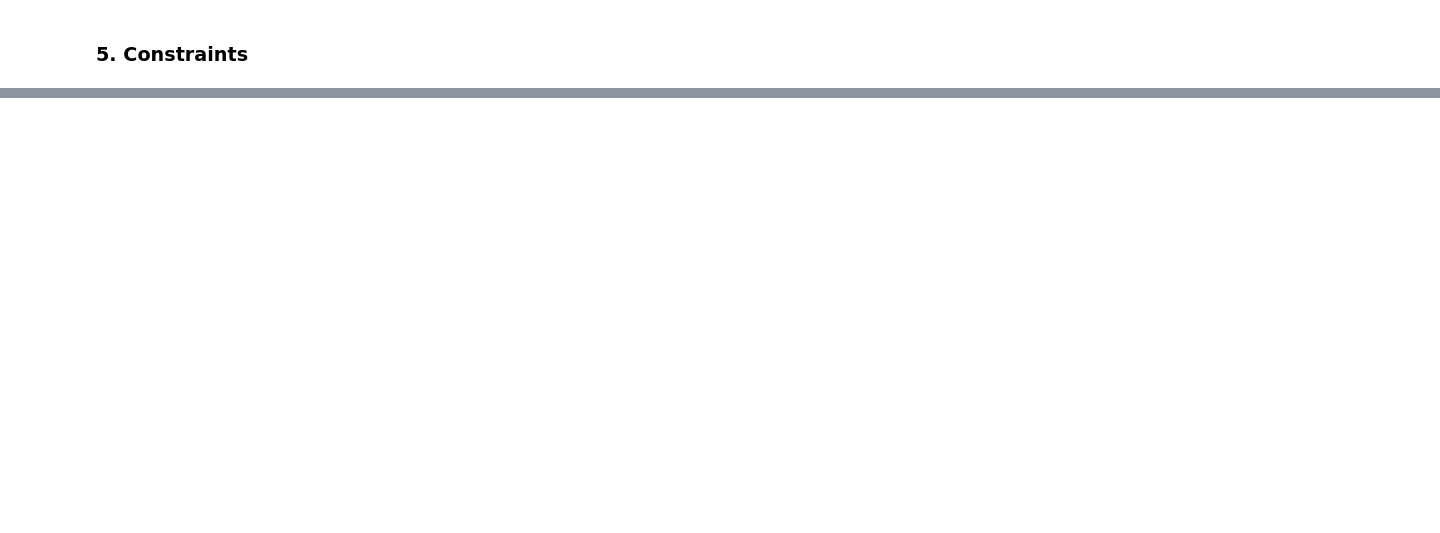
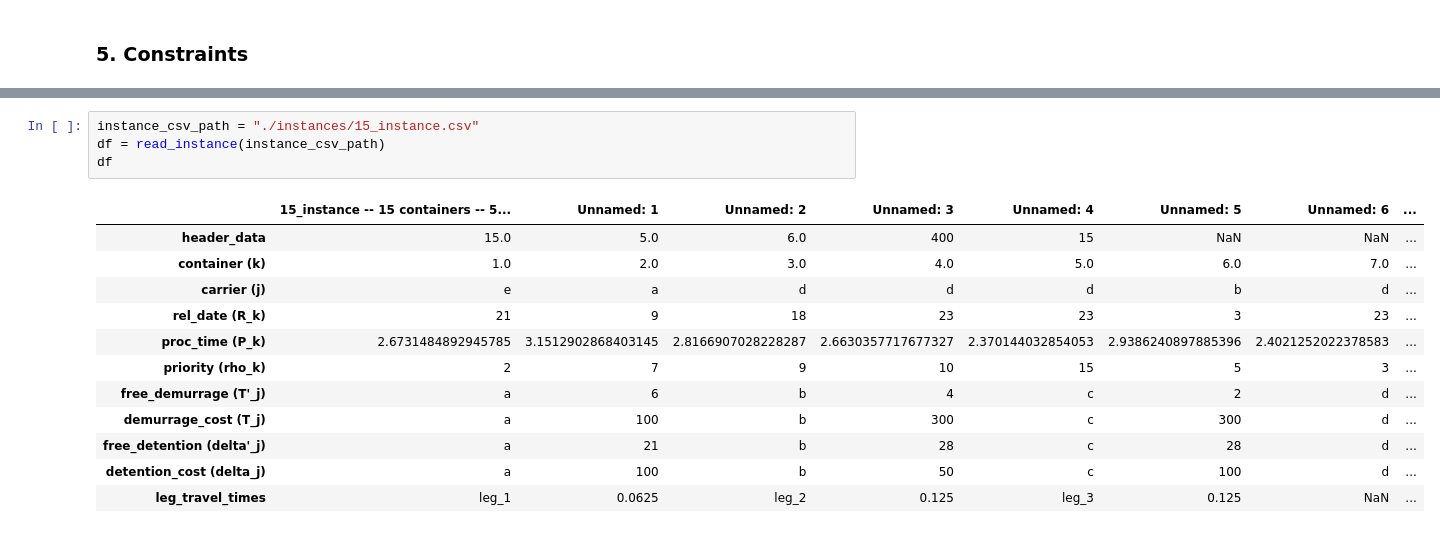
Before and after one commit to sug-prabhakaran/mie562_truck_scheduling_project, a Jupyter notebook: project-truck_scheduling-mip_model.ipynb, the cells around one changed output, grey strips where cells are left out. Drawn from its saved outputs; the diff is of its cells as text; blank space fills up the shorter version.

```diff
--- a/project-truck_scheduling-mip_model.ipynb
+++ b/project-truck_scheduling-mip_model.ipynb
@@ -499,0 +547,17 @@ fig_container.write_html("")
+# %%
+instance_csv_path = "./instances/15_instance.csv"
+df = read_instance(instance_csv_path)
+df
+# %% [output]
+|  | 15_instance -- 15 containers -- 5... | Unnamed: 1 | Unnamed: 2 | Unnamed: 3 | Unnamed: 4 | Unnamed: 5 | Unnamed: 6 | ... |
+| header_data | 15.0 | 5.0 | 6.0 | 400 | 15 | NaN | NaN | ... |
+| container (k) | 1.0 | 2.0 | 3.0 | 4.0 | 5.0 | 6.0 | 7.0 | ... |
+| carrier (j) | e | a | d | d | d | b | d | ... |
+| rel_date (R_k) | 21 | 9 | 18 | 23 | 23 | 3 | 23 | ... |
+| proc_time (P_k) | 2.6731484892945785 | 3.1512902868403145 | 2.8166907028228287 | 2.6630357717677327 | 2.370144032854053 | 2.9386240897885396 | 2.4021252022378583 | ... |
+| priority (rho_k) | 2 | 7 | 9 | 10 | 15 | 5 | 3 | ... |
+| free_demurrage (T'_j) | a | 6 | b | 4 | c | 2 | d | ... |
+| demurrage_cost (T_j) | a | 100 | b | 300 | c | 300 | d | ... |
+| free_detention (delta'_j) | a | 21 | b | 28 | c | 28 | d | ... |
+| detention_cost (delta_j) | a | 100 | b | 50 | c | 100 | d | ... |
+| leg_travel_times | leg_1 | 0.0625 | leg_2 | 0.125 | leg_3 | 0.125 | NaN | ... |
```
Also changed, not shown: parts of 52 cells of this notebook, 10 other files.
